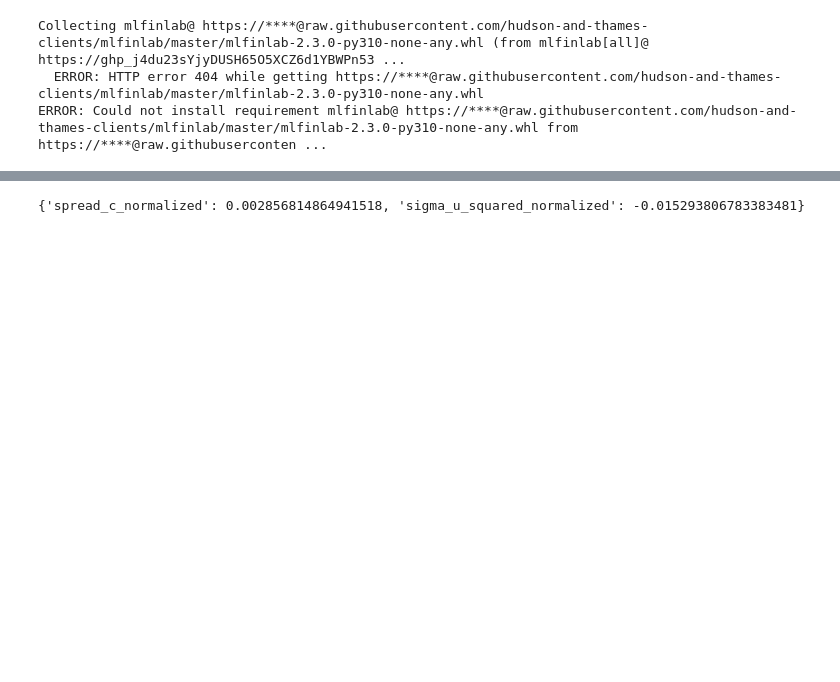
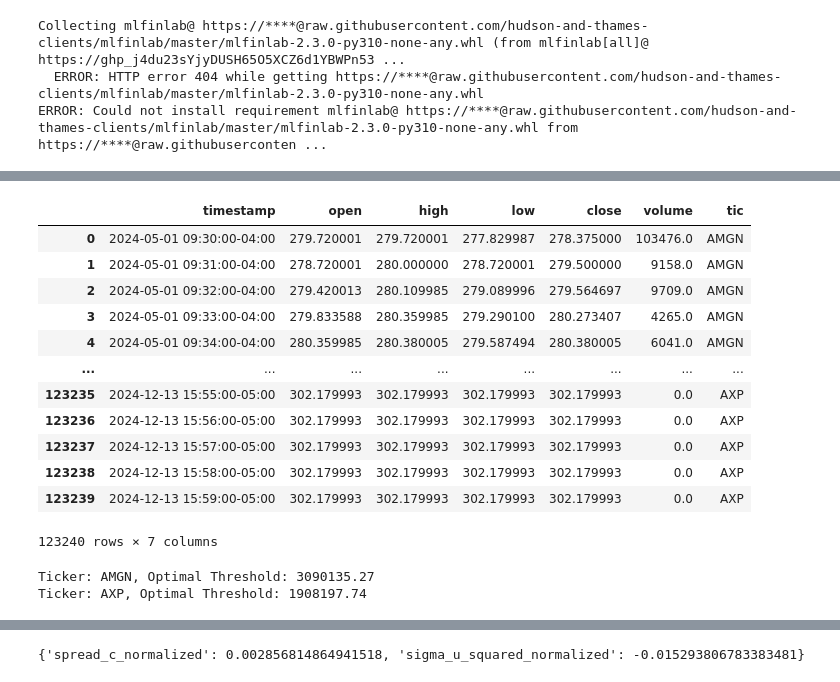
Before and after one commit to SvenTern/algotrade, a Jupyter notebook: test_dollar_bars.ipynb, the cells around one changed output, grey strips where cells are left out. Cells and saved outputs as stored; diff of their text form; code cells hidden in the pictures; blank space fills up the shorter version.

```diff
--- a/test_dollar_bars.ipynb
+++ b/test_dollar_bars.ipynb
@@ -173,7 +32,0 @@ def create_dollar_bars(data, optimal_threshold = None):
-# %%
-# Создаём долларовые бары
-dollar_bars = create_dollar_bars(data)
-print(dollar_bars.head())
-
-# Сохраняем данные в файл
-dollar_bars.to_csv("dollar_bars.csv", index=False)
@@ -284,0 +775,14 @@ roll_spread(prices=tick_prices)
+# %%
+TRAIN_START_DATE = '2024-05-01'
+TRAIN_END_DATE = '2024-12-05'
+TEST_START_DATE = '2024-12-06'
+TEST_END_DATE = '2024-12-14'
+
+file_path = 'DOW30_1m'
+
+processor = YahooFinanceProcessor(TRAIN_START_DATE, TEST_END_DATE, DOW_30_TICKER[:2], "1Min", file_path)
+
+Download = False
+
+df =  processor.download_data(download_from_disk = Download, clean_data = Download)
+df_clean =  processor.clean_data(df = df)
@@ -284,0 +810,22 @@ roll_spread(prices=tick_prices)
+# %%
+len(df_clean['tic'].unique())
+df_clean
+# %% [output]
+|  | timestamp | open | high | low | close | volume | tic |
+| 0 | 2024-05-01 09:30:00-04:00 | 279.720001 | 279.720001 | 277.829987 | 278.375000 | 103476.0 | AMGN |
+| 1 | 2024-05-01 09:31:00-04:00 | 278.720001 | 280.000000 | 278.720001 | 279.500000 | 9158.0 | AMGN |
+| 2 | 2024-05-01 09:32:00-04:00 | 279.420013 | 280.109985 | 279.089996 | 279.564697 | 9709.0 | AMGN |
+| 3 | 2024-05-01 09:33:00-04:00 | 279.833588 | 280.359985 | 279.290100 | 280.273407 | 4265.0 | AMGN |
+| 4 | 2024-05-01 09:34:00-04:00 | 280.359985 | 280.380005 | 279.587494 | 280.380005 | 6041.0 | AMGN |
+| ... | ... | ... | ... | ... | ... | ... | ... |
+| 123235 | 2024-12-13 15:55:00-05:00 | 302.179993 | 302.179993 | 302.179993 | 302.179993 | 0.0 | AXP |
+| 123236 | 2024-12-13 15:56:00-05:00 | 302.179993 | 302.179993 | 302.179993 | 302.179993 | 0.0 | AXP |
+| 123237 | 2024-12-13 15:57:00-05:00 | 302.179993 | 302.179993 | 302.179993 | 302.179993 | 0.0 | AXP |
+| 123238 | 2024-12-13 15:58:00-05:00 | 302.179993 | 302.179993 | 302.179993 | 302.179993 | 0.0 | AXP |
+| 123239 | 2024-12-13 15:59:00-05:00 | 302.179993 | 302.179993 | 302.179993 | 302.179993 | 0.0 | AXP |
+123240 rows × 7 columns
+# %%
+optimal_threshold = processor.evaluate_optimal_threshold(df_clean)
+# %% [output]
+Ticker: AMGN, Optimal Threshold: 3090135.27
+Ticker: AXP, Optimal Threshold: 1908197.74
```
Also changed, not shown: parts of 15 cells of this notebook.
